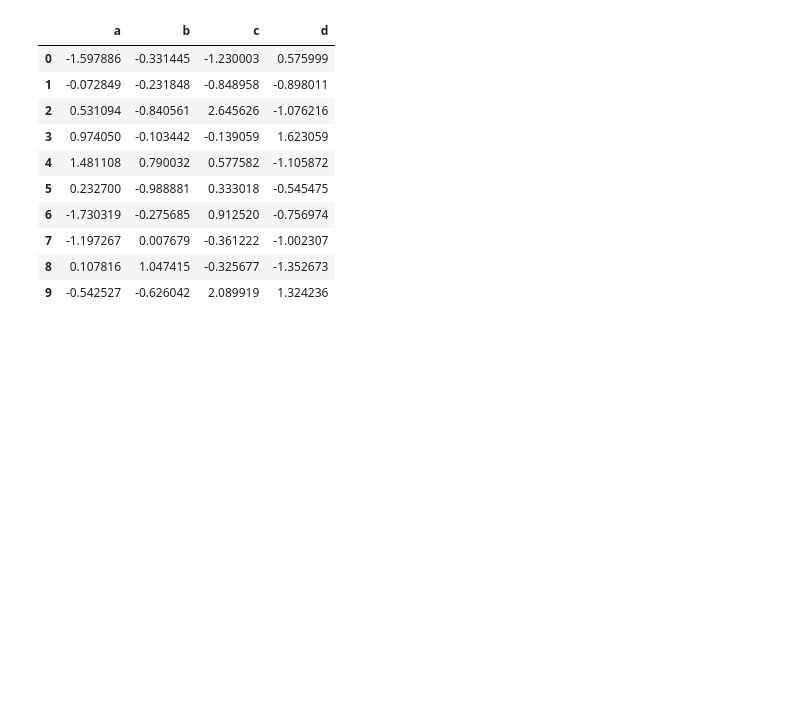
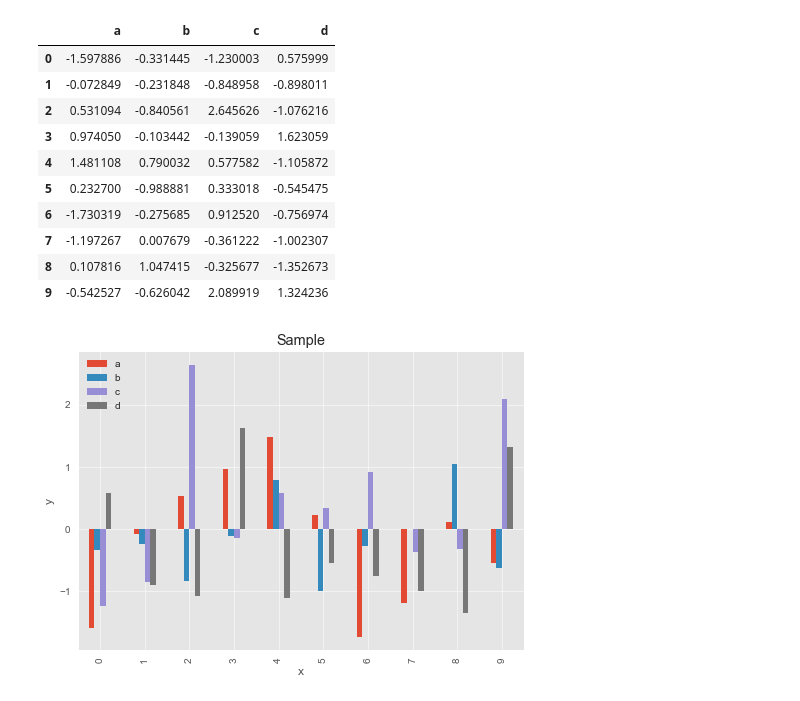
Before and after one commit to tothetop430/MLZTM-Exercises, a Jupyter notebook: matplotlib/introduction-to-matplotlib.ipynb, the cells around one changed output. Drawn from its saved outputs; the diff is of its cells as text; code cells hidden in the pictures; blank space fills up the shorter version.

```diff
--- a/matplotlib/introduction-to-matplotlib.ipynb
+++ b/matplotlib/introduction-to-matplotlib.ipynb
@@ -545,3 +545,11 @@ df
 | 7 | -1.197267 | 0.007679 | -0.361222 | -1.002307 |
 | 8 | 0.107816 | 1.047415 | -0.325677 | -1.352673 |
 | 9 | -0.542527 | -0.626042 | 2.089919 | 1.324236 |
+# %%
+p = df.plot(kind='bar');
+p.set(title='Sample',
+      xlabel='x',
+      ylabel='y');
+p.legend().set_visible(True);
+# %% [output]
+[figure, added]
```
Also changed, not shown: parts of 2 cells of this notebook.
